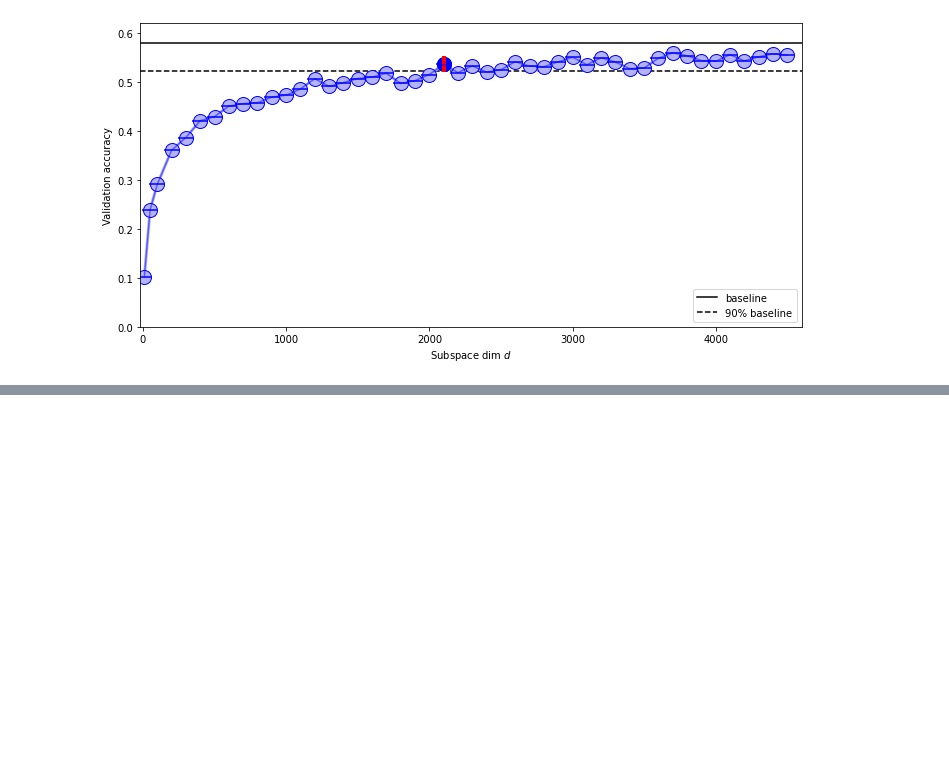
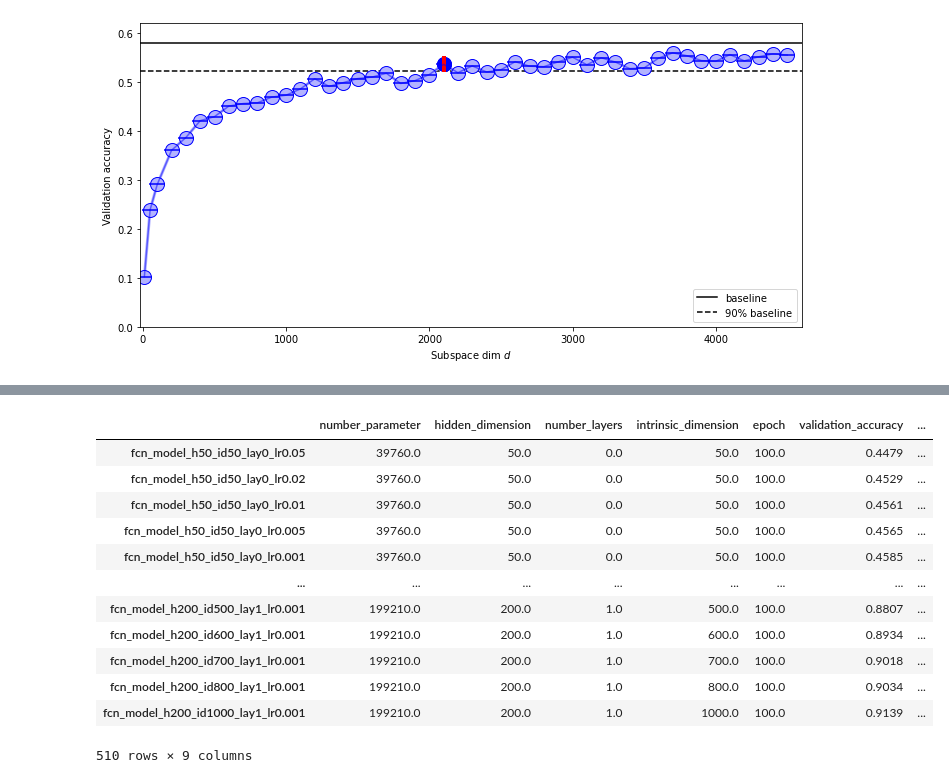
Before and after one commit to AntoAndGar/Intrinsic-Dimension, a Jupyter notebook: id_plots.ipynb, the cells around one changed output, grey strips where cells are left out. Cells and saved outputs as stored; diff of their text form; code cells hidden in the pictures; blank space fills up the shorter version.

```diff
--- a/id_plots.ipynb
+++ b/id_plots.ipynb
@@ -231,0 +261,23 @@ d_int: mean=0.7937000000000001, std=1.1102230246251565e-16
+# %%
+import pandas as pd
+
+with open('results_fcn_mnist.json') as f:
+    data = json.load(f)
+f.close()
+
+df = pd.DataFrame.from_dict(data).transpose()
+df
+# %% [output]
+|  | number_parameter | hidden_dimension | number_layers | intrinsic_dimension | epoch | validation_accuracy | ... |
+| fcn_model_h50_id50_lay0_lr0.05 | 39760.0 | 50.0 | 0.0 | 50.0 | 100.0 | 0.4479 | ... |
+| fcn_model_h50_id50_lay0_lr0.02 | 39760.0 | 50.0 | 0.0 | 50.0 | 100.0 | 0.4529 | ... |
+| fcn_model_h50_id50_lay0_lr0.01 | 39760.0 | 50.0 | 0.0 | 50.0 | 100.0 | 0.4561 | ... |
+| fcn_model_h50_id50_lay0_lr0.005 | 39760.0 | 50.0 | 0.0 | 50.0 | 100.0 | 0.4565 | ... |
+| fcn_model_h50_id50_lay0_lr0.001 | 39760.0 | 50.0 | 0.0 | 50.0 | 100.0 | 0.4585 | ... |
+| ... | ... | ... | ... | ... | ... | ... | ... |
+| fcn_model_h200_id500_lay1_lr0.001 | 199210.0 | 200.0 | 1.0 | 500.0 | 100.0 | 0.8807 | ... |
+| fcn_model_h200_id600_lay1_lr0.001 | 199210.0 | 200.0 | 1.0 | 600.0 | 100.0 | 0.8934 | ... |
+| fcn_model_h200_id700_lay1_lr0.001 | 199210.0 | 200.0 | 1.0 | 700.0 | 100.0 | 0.9018 | ... |
+| fcn_model_h200_id800_lay1_lr0.001 | 199210.0 | 200.0 | 1.0 | 800.0 | 100.0 | 0.9034 | ... |
+| fcn_model_h200_id1000_lay1_lr0.001 | 199210.0 | 200.0 | 1.0 | 1000.0 | 100.0 | 0.9139 | ... |
+510 rows × 9 columns
```
Also changed, not shown: parts of 9 cells of this notebook, 17 other files.
